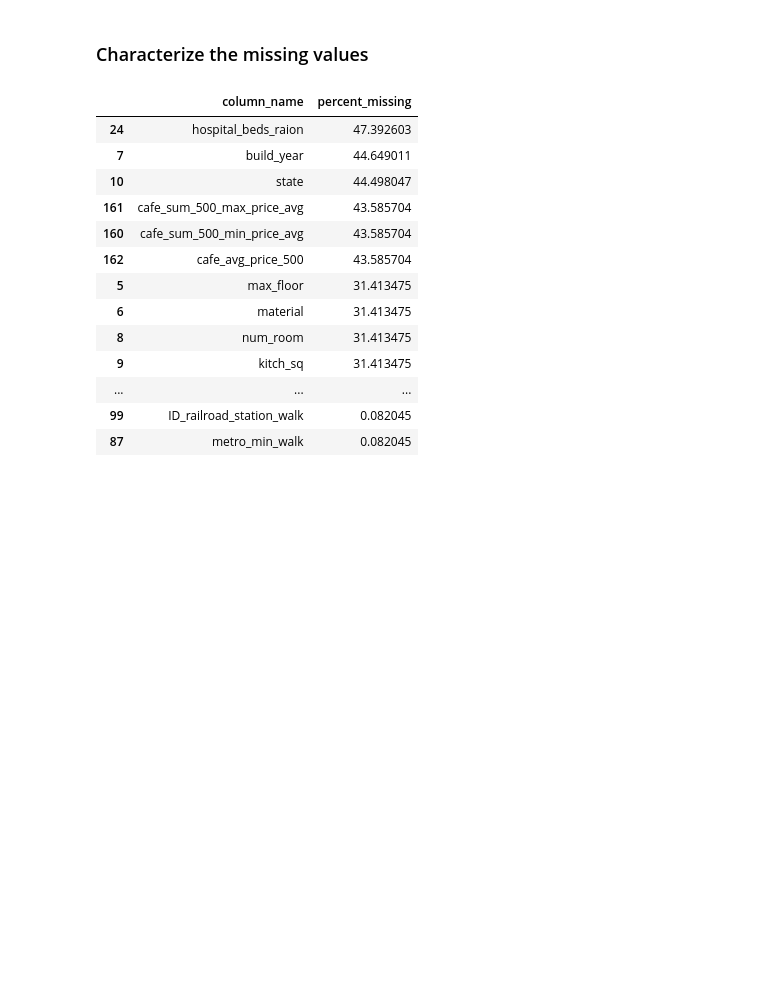
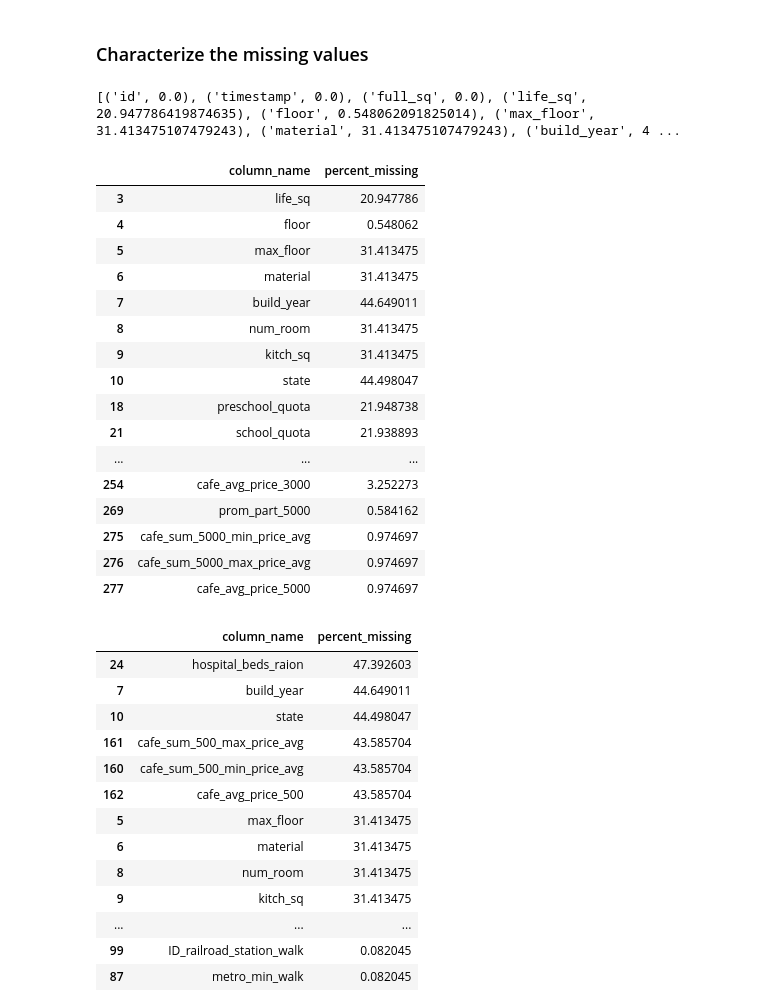
Before and after one commit to m-salewski/data-modeling-protocol, a Jupyter notebook: notebooks/modeling/sberbank_russian_housing__0order_explore.ipynb, the cells around one changed output. Drawn from its saved outputs; the diff is of its cells as text; code cells hidden in the pictures; blank space fills up the shorter version.

```diff
--- a/notebooks/modeling/sberbank_russian_housing__0order_explore.ipynb
+++ b/notebooks/modeling/sberbank_russian_housing__0order_explore.ipynb
@@ -75,3 +233,28 @@ df.head(10)
 # %% [markdown]
 ### Characterize the missing values
+# %%
+missing = [(c, df[c].isna().mean()*100) for c in df]
+print(missing[:10])
+# %% [output]
+[('id', 0.0), ('timestamp', 0.0), ('full_sq', 0.0), ('life_sq', 20.947786419874635), ('floor', 0.548062091825014), ('max_floor', 31.413475107479243), ('material', 31.413475107479243), ('build_year', 4 ...
+# %%
+missing
+# %% [output]
+|  | column_name | percent_missing |
+| 3 | life_sq | 20.947786 |
+| 4 | floor | 0.548062 |
+| 5 | max_floor | 31.413475 |
+| 6 | material | 31.413475 |
+| 7 | build_year | 44.649011 |
+| 8 | num_room | 31.413475 |
+| 9 | kitch_sq | 31.413475 |
+| 10 | state | 44.498047 |
+| 18 | preschool_quota | 21.948738 |
+| 21 | school_quota | 21.938893 |
+| ... | ... | ... |
+| 254 | cafe_avg_price_3000 | 3.252273 |
+| 269 | prom_part_5000 | 0.584162 |
+| 275 | cafe_sum_5000_min_price_avg | 0.974697 |
+| 276 | cafe_sum_5000_max_price_avg | 0.974697 |
+| 277 | cafe_avg_price_5000 | 0.974697 |
 # %%
```
Also changed, not shown: parts of 29 cells of this notebook, 1 other file.
